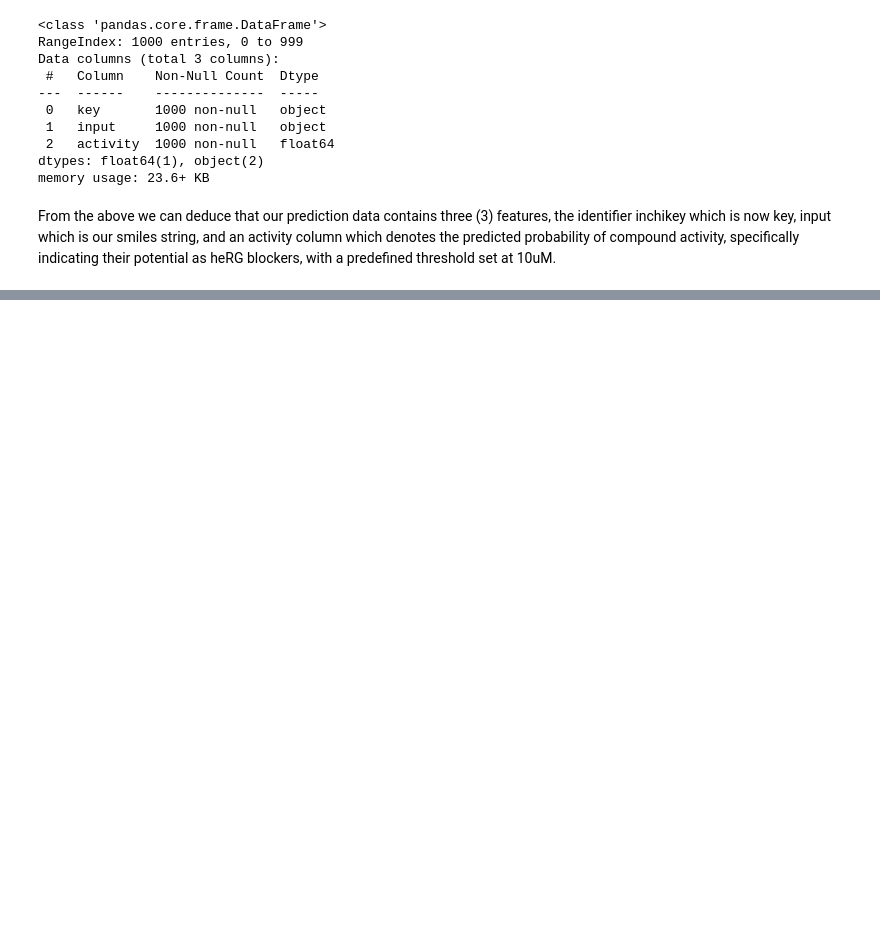
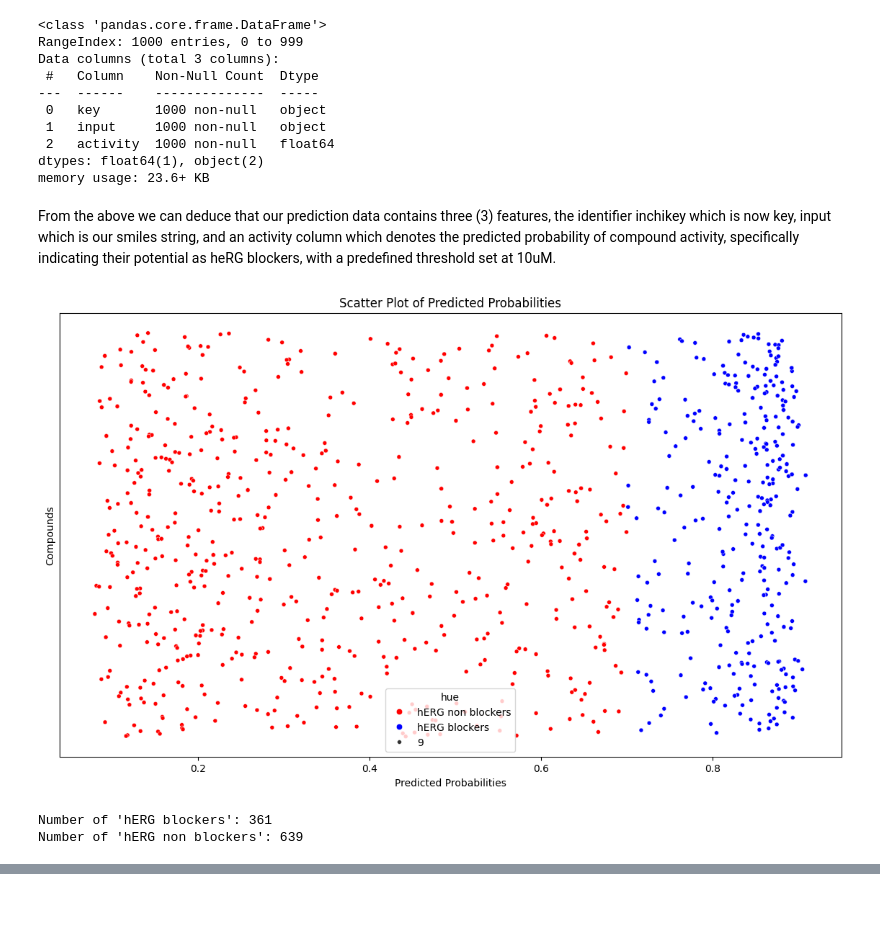
Before and after one commit to Malikbadmus/model-validation-eos30f3, a Jupyter notebook: notebooks/00_model_bias.ipynb, the cells around one changed output, grey strips where cells are left out. Drawn from its saved outputs; the diff is of its cells as text; code cells hidden in the pictures; blank space fills up the shorter version.

```diff
--- a/notebooks/00_model_bias.ipynb
+++ b/notebooks/00_model_bias.ipynb
@@ -197,3 +197,33 @@ dtypes: float64(1), object(2)
 memory usage: 23.6+ KB
 # %% [markdown]
 From the above we can deduce that our prediction data contains three (3) features, the identifier inchikey which is now key, input which is our smiles string, and an activity  column which denotes the predicted probability of compound activity, specifically indicating their potential as heRG blockers, with a predefined threshold set at 10uM.
+# %%
+import seaborn as sns
+import matplotlib.pyplot as plt
+
+# Threshold set for hERG inhibitors
+hERG_blockers_threshold = 0.7
+
+# Assigned hue based on activity level
+Model_predictions.loc[Model_predictions['activity'] >= hERG_blockers_threshold, 'hue'] = 'hERG blockers'
+Model_predictions.loc[Model_predictions['activity'] < hERG_blockers_threshold, 'hue'] = 'hERG non blockers'
+
+# Created a scatter plot with different hues
+plt.figure(figsize=(14, 8))
+sns.scatterplot(x='activity', y='input', hue='hue', data=Model_predictions, palette={'hERG blockers': 'blue', 'hERG non blockers': 'red'}, size=9)
+plt.xlabel('Predicted Probabilities')
+plt.ylabel('Compounds')
+plt.title('Scatter Plot of Predicted Probabilities')
+plt.yticks([])
+plt.show()
+# %% [output]
+[figure, added]
+# %%
+num_hERG_blockers = Model_predictions[Model_predictions['hue'] == 'hERG blockers'].shape[0]
+num_hERG_non_blockers = Model_predictions[Model_predictions['hue'] == 'hERG non blockers'].shape[0]
+
+print("Number of 'hERG blockers':", num_hERG_blockers)
+print("Number of 'hERG non blockers':", num_hERG_non_blockers)
+# %% [output]
+Number of 'hERG blockers': 361
+Number of 'hERG non blockers': 639
```
Also changed, not shown: parts of 4 cells of this notebook.
